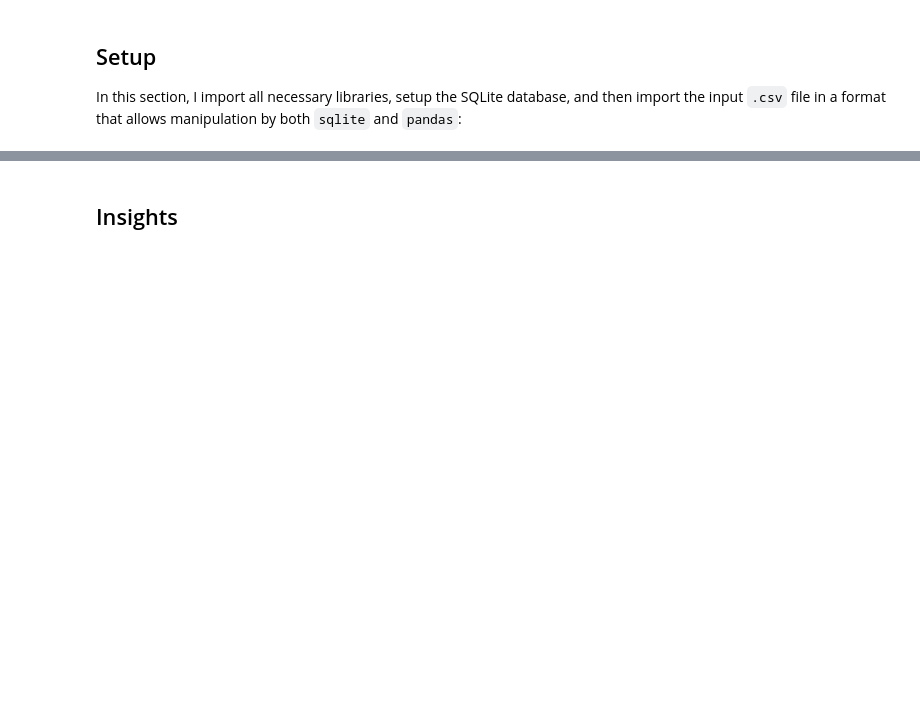
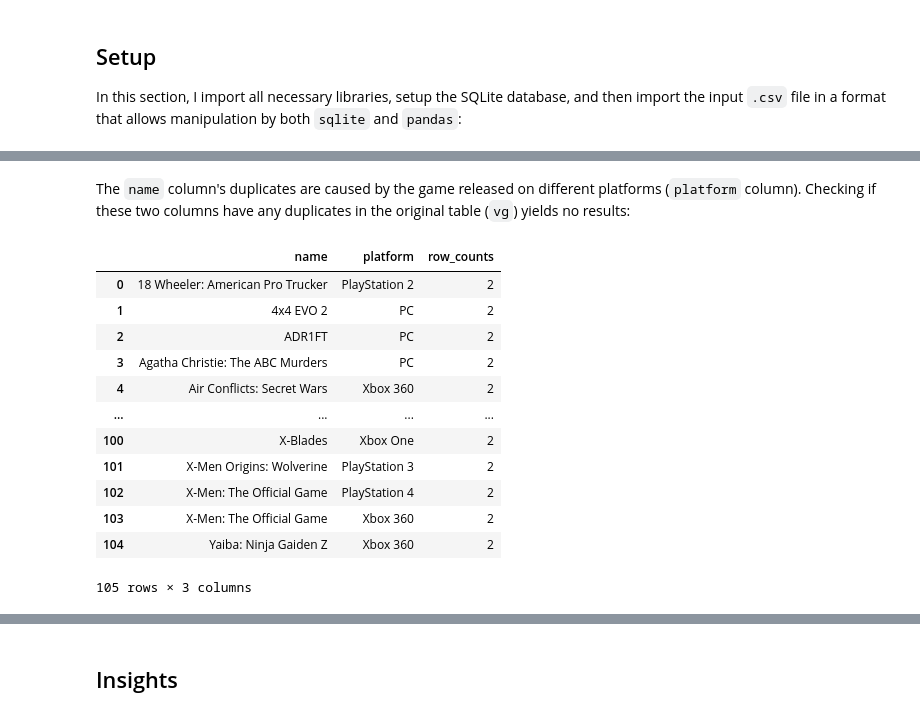
Before and after one commit to henrylin03/video-games, a Jupyter notebook: analysis.ipynb, the cells around one changed output, grey strips where cells are left out. Saved outputs shown, nothing was run; the diff lists cells and outputs as text; code cells hidden in the pictures; blank space fills up the shorter version.

```diff
--- a/analysis.ipynb
+++ b/analysis.ipynb
@@ -158,0 +249,28 @@ vg_df.to_sql("vg", engine, if_exists="replace")
+# %% [markdown]
+The `name` column's duplicates are caused by the game released on different platforms (`platform` column). Checking if these two columns have any duplicates in the original table (`vg`) yields no results:
+# %%
+pd.read_sql_query(
+    """
+        SELECT name,
+            platform,
+            COUNT(*) as row_counts
+        FROM vg
+        GROUP BY 1, 2
+        HAVING row_counts > 1
+                """,
+    engine,
+)
+# %% [output]
+|  | name | platform | row_counts |
+| 0 | 18 Wheeler: American Pro Trucker | PlayStation 2 | 2 |
+| 1 | 4x4 EVO 2 | PC | 2 |
+| 2 | ADR1FT | PC | 2 |
+| 3 | Agatha Christie: The ABC Murders | PC | 2 |
+| 4 | Air Conflicts: Secret Wars | Xbox 360 | 2 |
+| ... | ... | ... | ... |
+| 100 | X-Blades | Xbox One | 2 |
+| 101 | X-Men Origins: Wolverine | PlayStation 3 | 2 |
+| 102 | X-Men: The Official Game | PlayStation 4 | 2 |
+| 103 | X-Men: The Official Game | Xbox 360 | 2 |
+| 104 | Yaiba: Ninja Gaiden Z | Xbox 360 | 2 |
+105 rows × 3 columns
```
Also changed, not shown: parts of 50 cells of this notebook.
